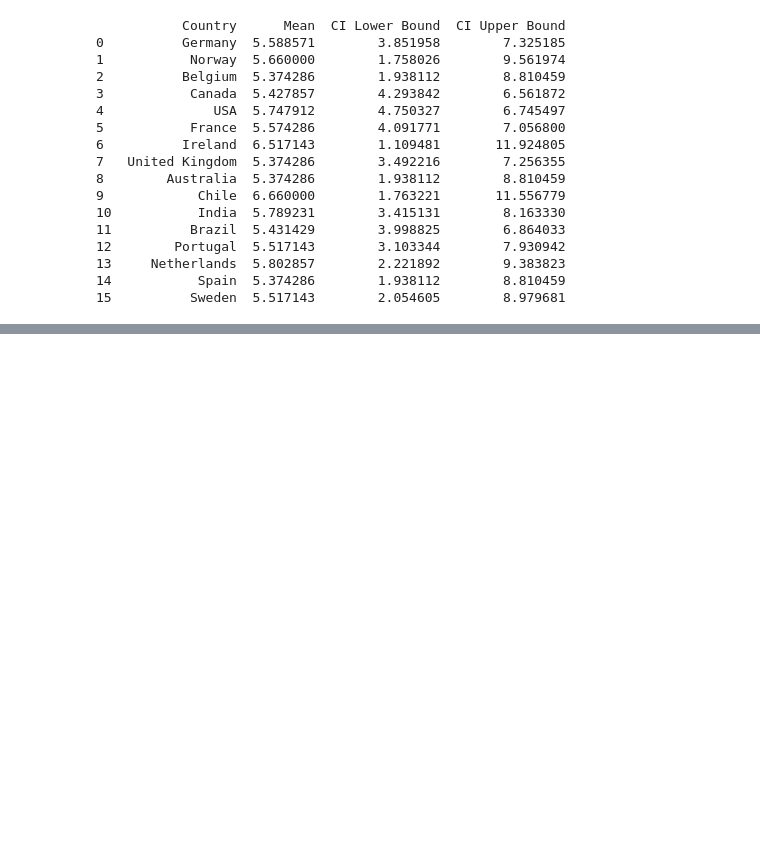
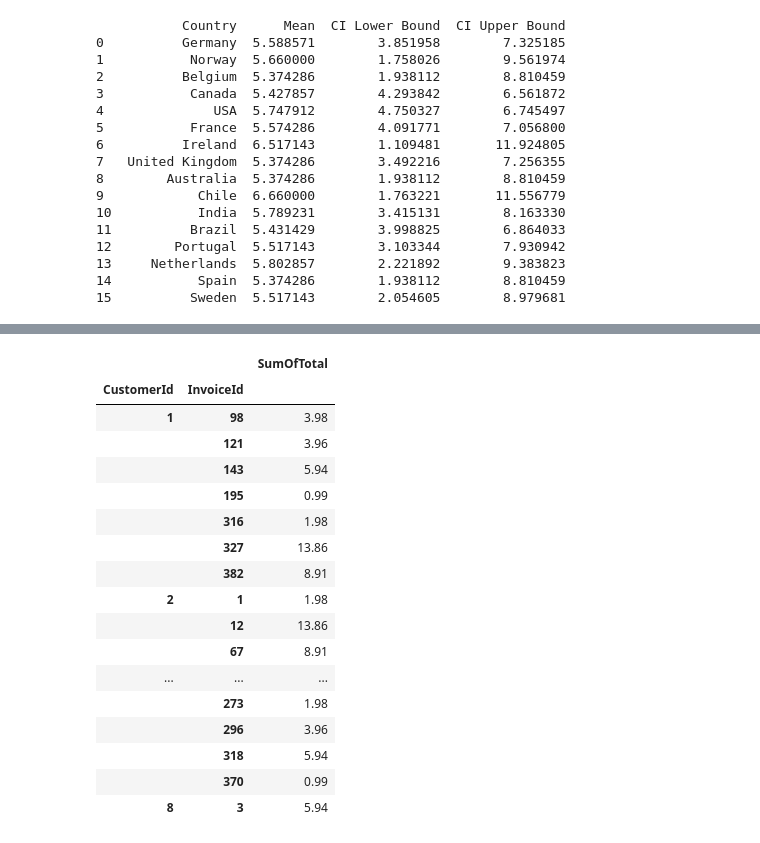
Before and after one commit to SobhanSalarian/MusicStore, a Jupyter notebook: notebooks/AnalyzingTheData.ipynb, the cells around one changed output, grey strips where cells are left out. Drawn from its saved outputs; the diff is of its cells as text; code cells hidden in the pictures; blank space fills up the shorter version.

```diff
--- a/notebooks/AnalyzingTheData.ipynb
+++ b/notebooks/AnalyzingTheData.ipynb
@@ -743,0 +762,21 @@ print(confidence_intervals)
+# %%
+invoice_invoiceLine.groupby(['CustomerId','InvoiceId']).agg(SumOfTotal = ('Total' , 'mean')).head(50)
+# %% [output]
+|  |  | SumOfTotal |
+| CustomerId | InvoiceId |  |
+| 1 | 98 | 3.98 |
+|  | 121 | 3.96 |
+|  | 143 | 5.94 |
+|  | 195 | 0.99 |
+|  | 316 | 1.98 |
+|  | 327 | 13.86 |
+|  | 382 | 8.91 |
+| 2 | 1 | 1.98 |
+|  | 12 | 13.86 |
+|  | 67 | 8.91 |
+| ... | ... | ... |
+|  | 273 | 1.98 |
+|  | 296 | 3.96 |
+|  | 318 | 5.94 |
+|  | 370 | 0.99 |
+| 8 | 3 | 5.94 |
```
Also changed, not shown: parts of 4 cells of this notebook.
